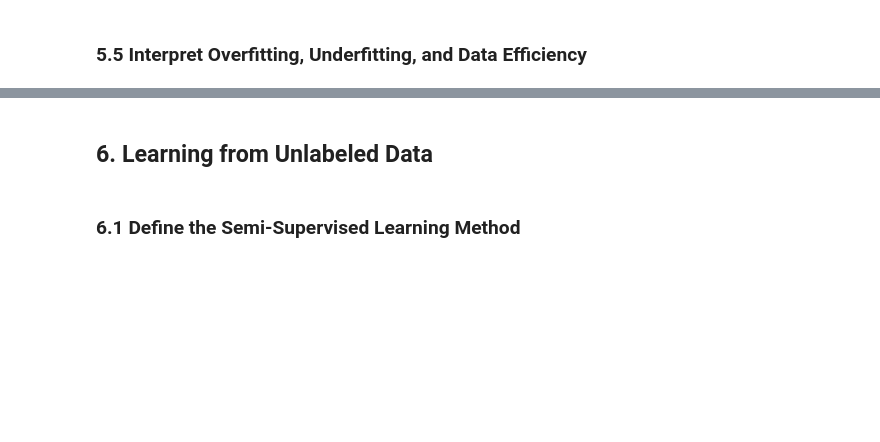
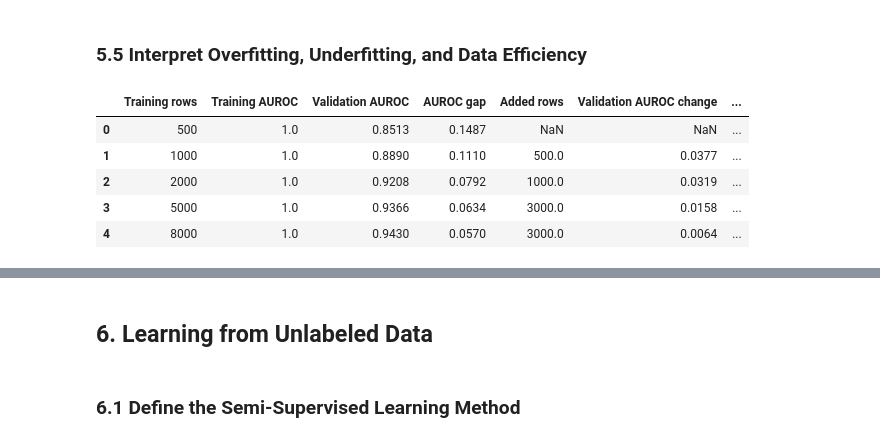
Before and after one commit to HsiangTNA/CS5785-AML-Kaggle-Challenge, a Jupyter notebook: Code/Human_or_AI_Text_Authorship_Classification.ipynb, the cells around one changed output, grey strips where cells are left out. Saved outputs shown, nothing was run; the diff lists cells and outputs as text; code cells hidden in the pictures; blank space fills up the shorter version.

```diff
--- a/Code/Human_or_AI_Text_Authorship_Classification.ipynb
+++ b/Code/Human_or_AI_Text_Authorship_Classification.ipynb
@@ -1641,2 +1943,93 @@ Results saved to: /Users/zhanghaoxiang/Desktop/CS5785-AML-Kaggle-Challenge/outpu
 # %% [markdown]
 ### 5.5 Interpret Overfitting, Underfitting, and Data Efficiency
+# %%
+size_analysis = learning_results.copy()
+
+size_analysis["Added rows"] = (
+    size_analysis["Training rows"].diff()
+)
+
+size_analysis["Validation AUROC change"] = (
+    size_analysis["Validation AUROC"].diff()
+)
+
+# Normalize gains because the increases in training size are unequal.
+size_analysis["AUROC gain per 1,000 added rows"] = (
+    1000
+    * size_analysis["Validation AUROC change"]
+    / size_analysis["Added rows"]
+)
+
+display(size_analysis[[
+    "Training rows",
+    "Training AUROC",
+    "Validation AUROC",
+    "AUROC gap",
+    "Added rows",
+    "Validation AUROC change",
+    "AUROC gain per 1,000 added rows",
+]].round(4))
+
+size_analysis.to_csv(
+    SIZE_DIR / "data_efficiency_analysis.csv",
+    index=False,
+)
+
+first = learning_results.iloc[0]
+last = learning_results.iloc[-1]
+previous = learning_results.iloc[-2]
+
+overall_gain = (
+    last["Validation AUROC"] - first["Validation AUROC"]
+)
+last_gain = (
+    last["Validation AUROC"] - previous["Validation AUROC"]
+)
+
+summary = (
+    f"Model: {best_model_name}\n"
+    f"Validation AUROC, 500 to 8,000 rows: "
+    f"{first['Validation AUROC']:.4f} -> "
+    f"{last['Validation AUROC']:.4f}\n"
+    f"Overall validation AUROC change: {overall_gain:+.4f}\n"
+    f"Validation AUROC change, 5,000 to 8,000 rows: "
+    f"{last_gain:+.4f}\n"
+    f"Training-validation gap, 500 to 8,000 rows: "
+    f"{first['AUROC gap']:.4f} -> "
+    f"{last['AUROC gap']:.4f}\n\n"
+
+    # "Interpretation guide:\n"
+    # "- A high training score with a lower validation score "
+    # "is consistent with overfitting.\n"
+    # "- Low scores on both splits may suggest underfitting "
+    # "or limited text features.\n"
+    # "- Rising validation AUROC suggests additional labeled "
+    # "data helps this configuration.\n"
+    # "- A flattening validation curve suggests diminishing "
+    # "returns over the tested range.\n\n"
+
+    # "Scope: these results use one nested sampling sequence "
+    # "and one fixed validation set. Small differences may "
+    # "reflect sampling variation. The configuration was selected "
+    # "using all 8,000 training rows in Section 4, so the "
+    # "small-subset scores do not represent an entire "
+    # "model-selection process performed with only that subset. "
+    # "The curves alone do not establish the cause of a "
+    # "performance gap."
+)
+
+print(summary)
+
+(SIZE_DIR / "interpretation_notes.txt").write_text(
+    summary,
+    encoding="utf-8",
+)
+
+print("\nResults saved to:", SIZE_DIR.resolve())
+# %% [output]
+|  | Training rows | Training AUROC | Validation AUROC | AUROC gap | Added rows | Validation AUROC change | ... |
+| 0 | 500 | 1.0 | 0.8513 | 0.1487 | NaN | NaN | ... |
+| 1 | 1000 | 1.0 | 0.8890 | 0.1110 | 500.0 | 0.0377 | ... |
+| 2 | 2000 | 1.0 | 0.9208 | 0.0792 | 1000.0 | 0.0319 | ... |
+| 3 | 5000 | 1.0 | 0.9366 | 0.0634 | 3000.0 | 0.0158 | ... |
+| 4 | 8000 | 1.0 | 0.9430 | 0.0570 | 3000.0 | 0.0064 | ... |
```
Also changed, not shown: parts of 6 cells of this notebook, 9 other files.
